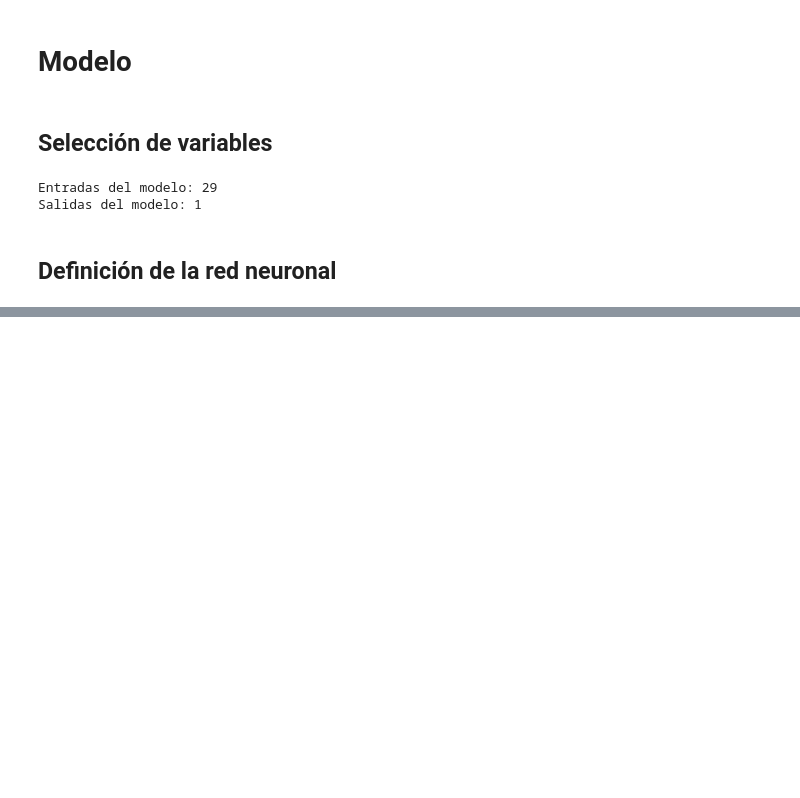
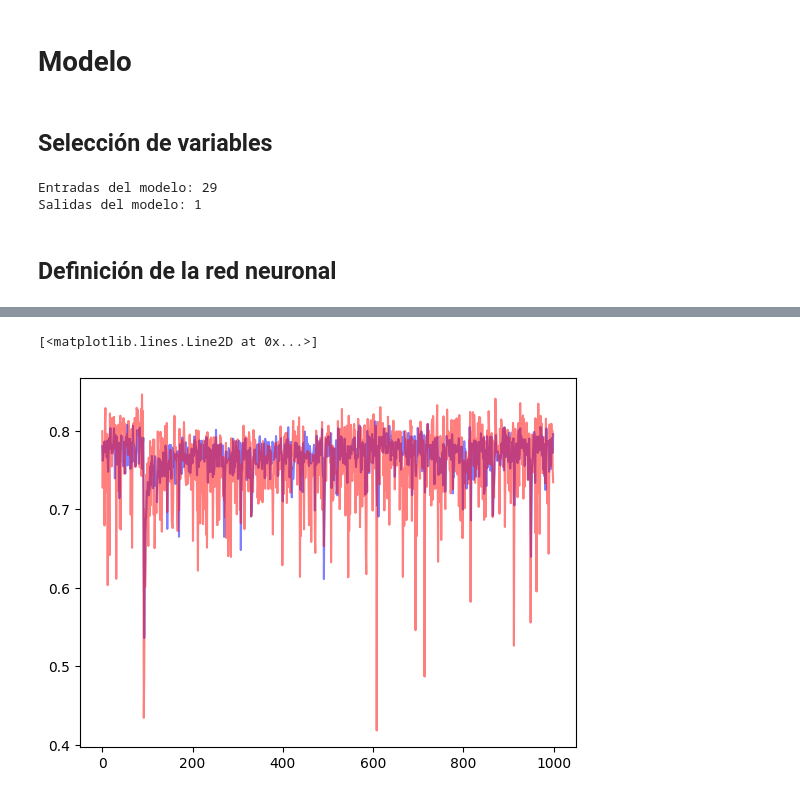
Before and after one commit to Lautarosco/TP-Redes-Neuronales, a Jupyter notebook: TP_Final_de_Procesamiento.ipynb, the cells around one changed output, grey strips where cells are left out. Drawn from its saved outputs; the diff is of its cells as text; code cells hidden in the pictures; blank space fills up the shorter version.

```diff
--- a/TP_Final_de_Procesamiento.ipynb
+++ b/TP_Final_de_Procesamiento.ipynb
@@ -350,0 +352,7 @@ Epoch 106/1000
+# %%
+plt.plot(historial.history["F1_SCORE"], color = 'blue', label = "Train", alpha = 0.5)
+
+plt.plot(historial.history["val_F1_SCORE"], color = 'red', label = "Test", alpha = 0.5)
+# %% [output]
+[<matplotlib.lines.Line2D at 0x...>]
+[figure, added]
```
Also changed, not shown: parts of 7 cells of this notebook.
